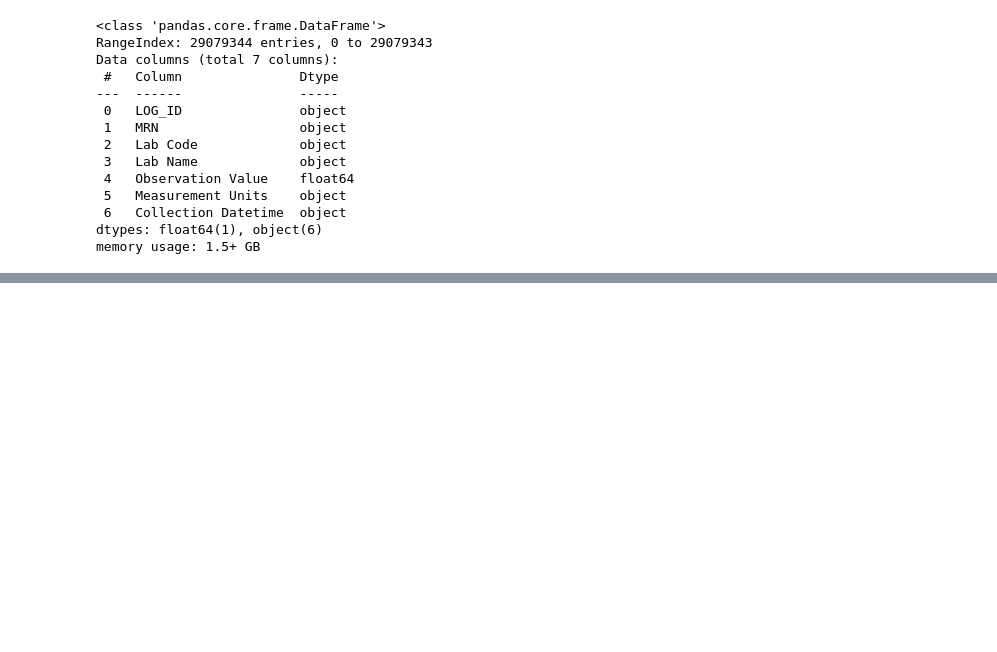
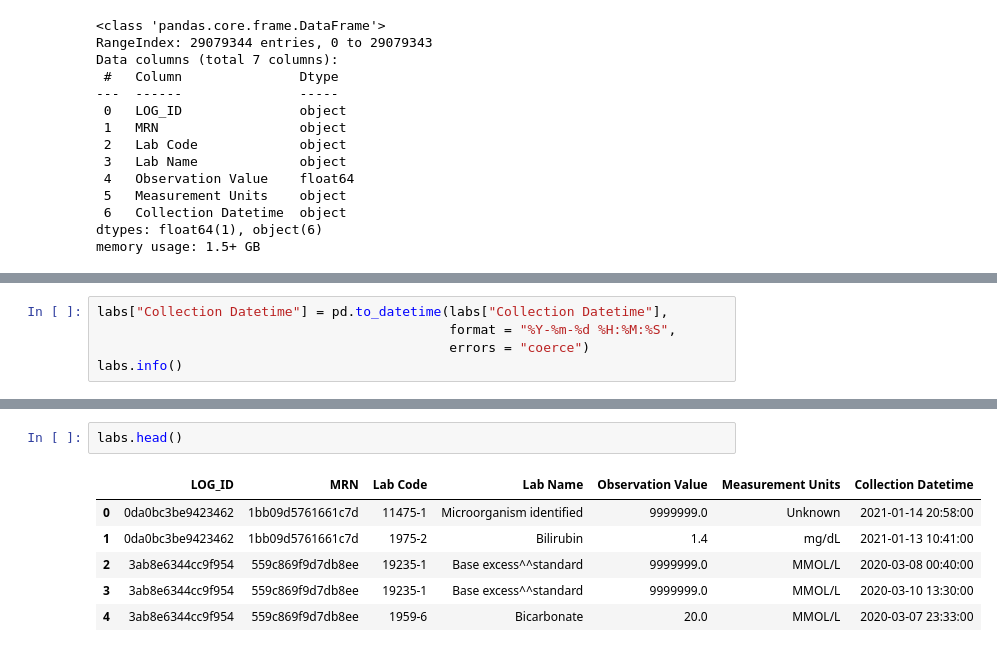
Before and after one commit to MOVER-analysis/MOVER-analysis, a Jupyter notebook: cleaning.ipynb, the cells around one changed output, grey strips where cells are left out. Saved outputs shown, nothing was run; the diff lists cells and outputs as text; blank space fills up the shorter version.

```diff
--- a/cleaning.ipynb
+++ b/cleaning.ipynb
@@ -500,0 +537,5 @@ memory usage: 1.5+ GB
+# %%
+labs["Collection Datetime"] = pd.to_datetime(labs["Collection Datetime"],
+                                             format = "%Y-%m-%d %H:%M:%S",
+                                             errors = "coerce")
+labs.info()
@@ -500,0 +557,9 @@ memory usage: 1.5+ GB
+# %%
+labs.head()
+# %% [output]
+|  | LOG_ID | MRN | Lab Code | Lab Name | Observation Value | Measurement Units | Collection Datetime |
+| 0 | 0da0bc3be9423462 | 1bb09d5761661c7d | 11475-1 | Microorganism identified | 9999999.0 | Unknown | 2021-01-14 20:58:00 |
+| 1 | 0da0bc3be9423462 | 1bb09d5761661c7d | 1975-2 | Bilirubin | 1.4 | mg/dL | 2021-01-13 10:41:00 |
+| 2 | 3ab8e6344cc9f954 | 559c869f9d7db8ee | 19235-1 | Base excess^^standard | 9999999.0 | MMOL/L | 2020-03-08 00:40:00 |
+| 3 | 3ab8e6344cc9f954 | 559c869f9d7db8ee | 19235-1 | Base excess^^standard | 9999999.0 | MMOL/L | 2020-03-10 13:30:00 |
+| 4 | 3ab8e6344cc9f954 | 559c869f9d7db8ee | 1959-6 | Bicarbonate | 20.0 | MMOL/L | 2020-03-07 23:33:00 |
```
Also changed, not shown: parts of 20 cells of this notebook.
